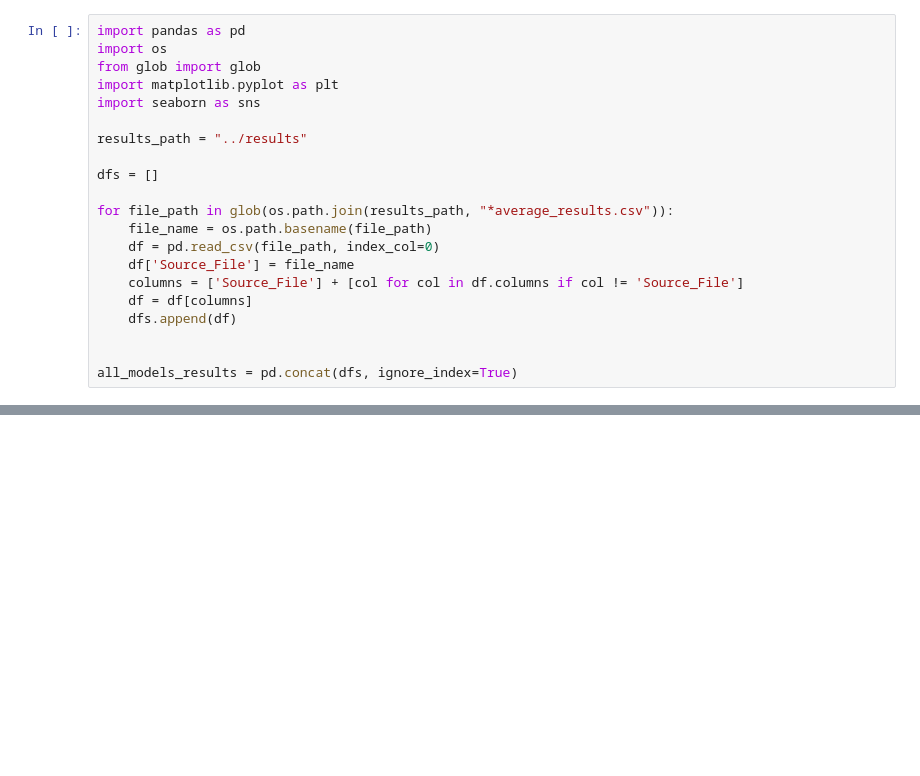
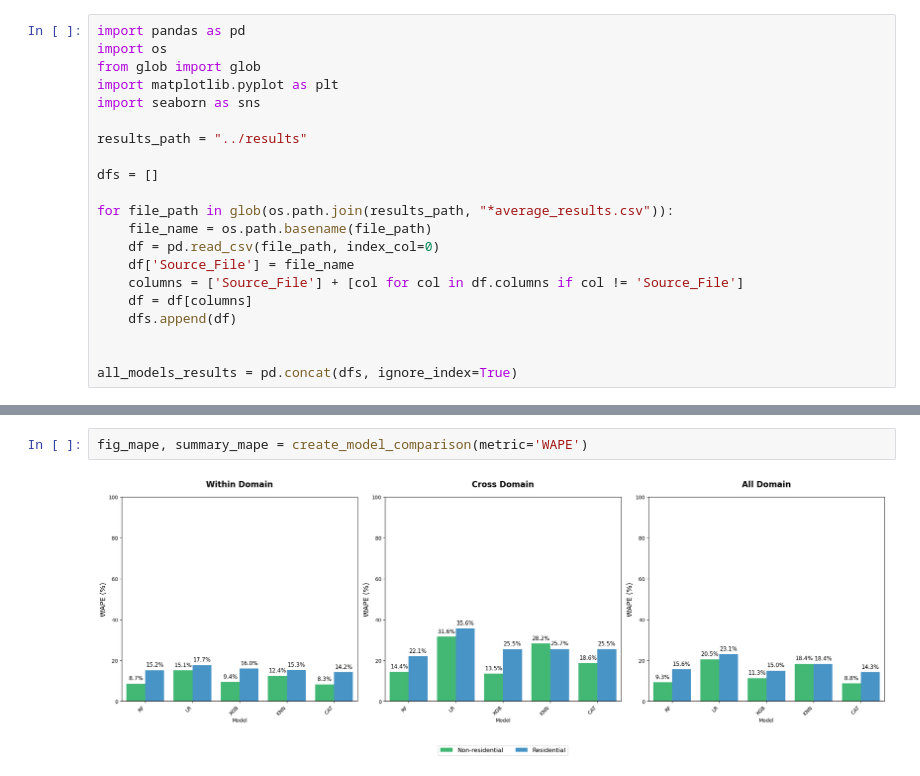
Before and after one commit to AliciaXia222/Capstone-Team-Climate-Trace, a Jupyter notebook: notebooks/070_Model_Comparison.ipynb, the cells around one changed output, grey strips where cells are left out. Drawn from its saved outputs; the diff is of its cells as text; blank space fills up the shorter version.

```diff
--- a/notebooks/070_Model_Comparison.ipynb
+++ b/notebooks/070_Model_Comparison.ipynb
@@ -192,0 +208,4 @@ plt.show()
+# %%
+fig_mape, summary_mape = create_model_comparison(metric='WAPE')
+# %% [output]
+[figure, added]
```
Also changed, not shown: parts of 6 cells of this notebook, 2 other files.
